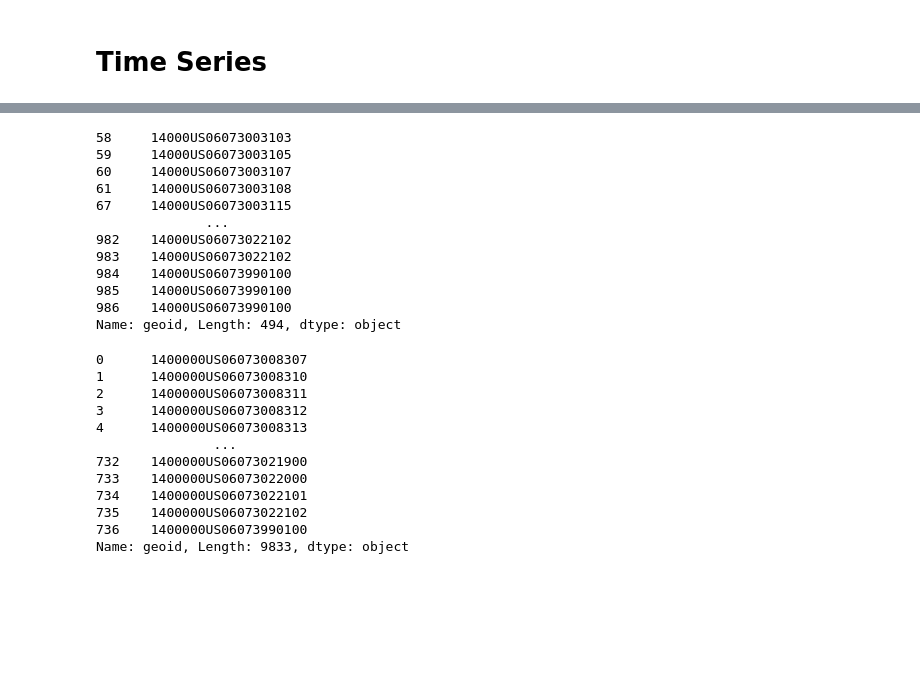
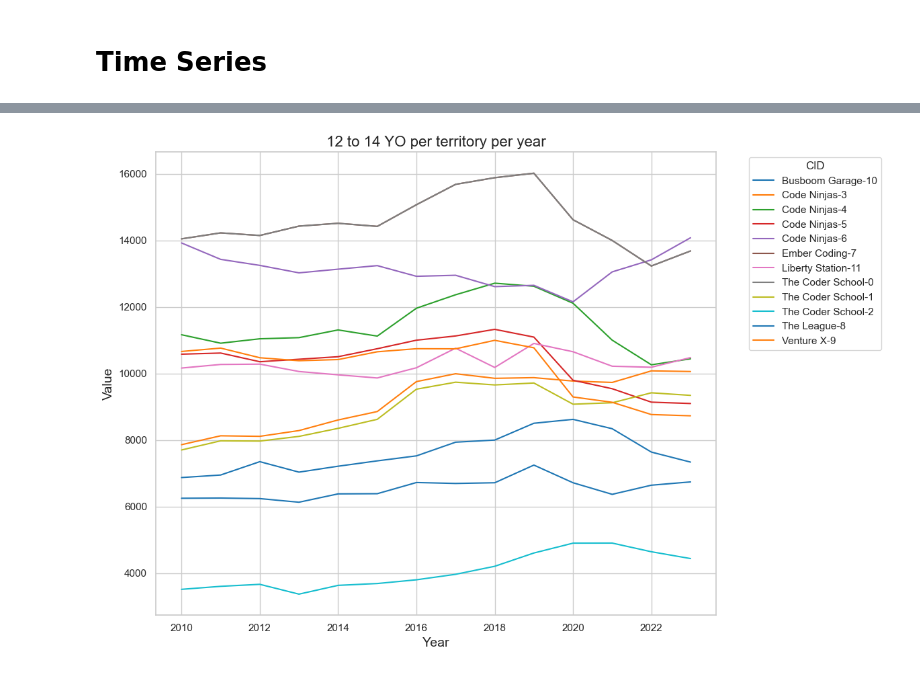
Before and after one commit to jointheleague/marketing-data, a Jupyter notebook: notebooks/ericbusboom/child_density.ipynb, the cells around one changed output, grey strips where cells are left out. Cells and saved outputs as stored; diff of their text form; code cells hidden in the pictures; blank space fills up the shorter version.

```diff
--- a/notebooks/ericbusboom/child_density.ipynb
+++ b/notebooks/ericbusboom/child_density.ipynb
@@ -422,30 +401,0 @@ plt.show()
-# %%
-t['geoid']
-# %% [output]
-58     14000US06073003103
-59     14000US06073003105
-60     14000US06073003107
-61     14000US06073003108
-67     14000US06073003115
-              ...
-982    14000US06073022102
-983    14000US06073022102
-984    14000US06073990100
-985    14000US06073990100
-986    14000US06073990100
-Name: geoid, Length: 494, dtype: object
-# %%
-chld_ts['geoid']
-# %% [output]
-0      1400000US06073008307
-1      1400000US06073008310
-2      1400000US06073008311
-3      1400000US06073008312
-4      1400000US06073008313
-               ...
-732    1400000US06073021900
-733    1400000US06073022000
-734    1400000US06073022101
-735    1400000US06073022102
-736    1400000US06073990100
-Name: geoid, Length: 9833, dtype: object
@@ -453,0 +402,16 @@ chld_ts['geoid'] = chld_ts['geoid'].str.replace('1400000US', '14000US', regex=Fa
+# %%
+import seaborn as sns
+sns.set(style="whitegrid")
+tc_ts_transposed = tc_ts.T.reset_index().rename(columns={"index": "Year"})
+tc_ts_transposed = pd.melt(tc_ts_transposed, id_vars=["Year"], var_name="CID", value_name="Value")
+
+plt.figure(figsize=(12, 8))
+sns.lineplot(data=tc_ts_transposed, x="Year", y="Value", hue="CID", palette="tab10")
+plt.title("12 to 14 YO per territory per year", fontsize=16)
+plt.xlabel("Year", fontsize=14)
+plt.ylabel("Value", fontsize=14)
+plt.legend(title="CID", bbox_to_anchor=(1.05, 1), loc="upper left")
+plt.tight_layout()
+plt.show()
+# %% [output]
+[figure, added]
```
Also changed, not shown: parts of 20 cells of this notebook, 16 other files.
